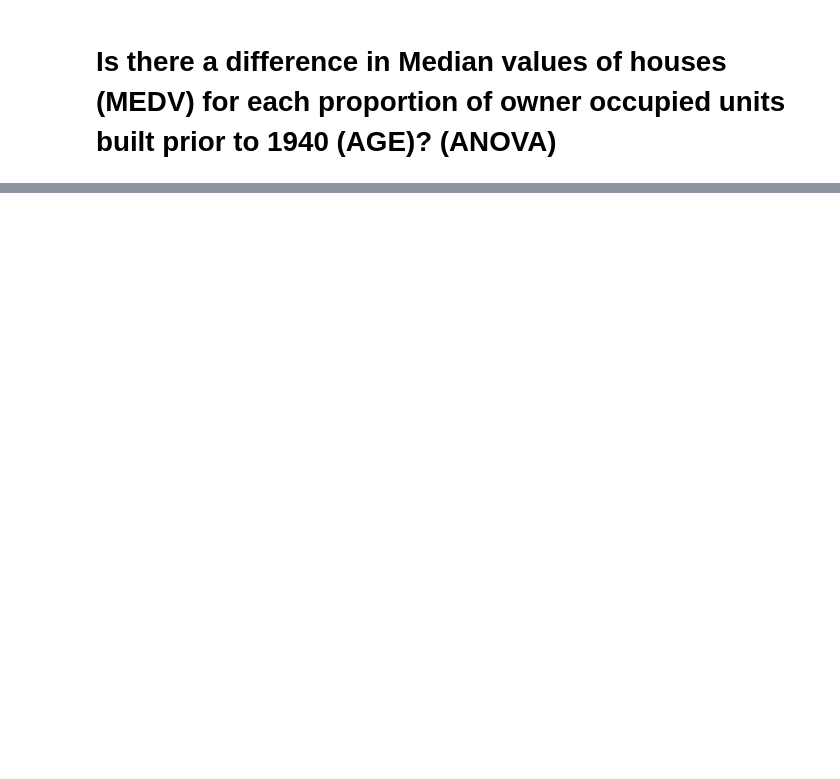
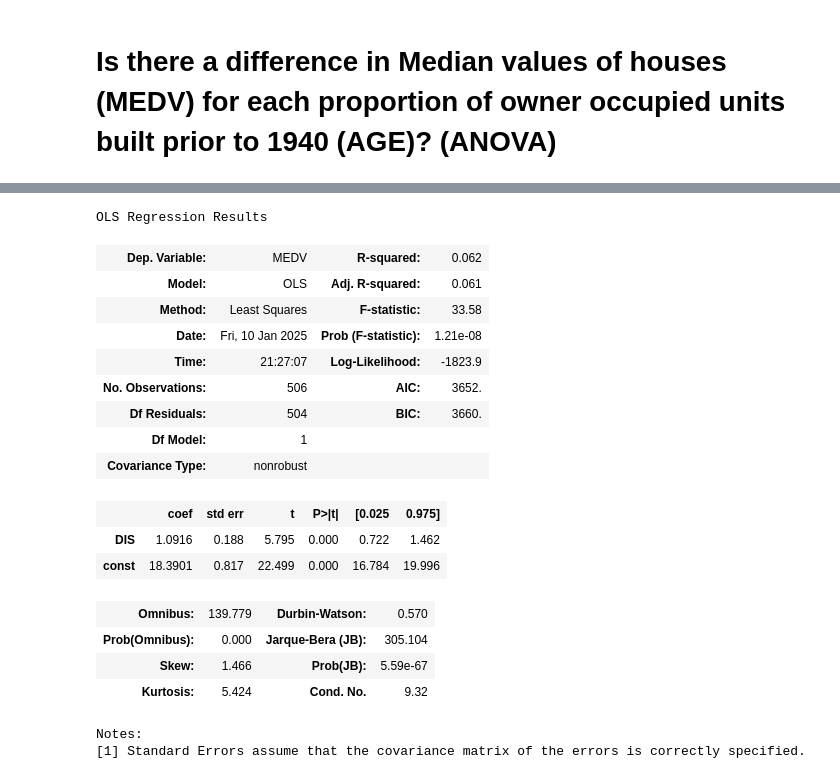
Before and after one commit to timothee-florian/coursera_intro_statistic, a Jupyter notebook: Statistics for Data Science with Python/Peer_Graded_Assignment.ipynb, the cells around one changed output, grey strips where cells are left out. Drawn from its saved outputs; the diff is of its cells as text; code cells hidden in the pictures; blank space fills up the shorter version.

```diff
--- a/Statistics for Data Science with Python/Peer_Graded_Assignment.ipynb
+++ b/Statistics for Data Science with Python/Peer_Graded_Assignment.ipynb
@@ -157,0 +199,26 @@ The P value is smaller than 0.05 therefore we reject the null hypothesis H0
+# %%
+x = sm.add_constant(boston_df["DIS"], prepend=False)
+# %%
+model = sm.OLS(boston_df["MEDV"], x).fit()
+# %%
+model.summary()
+# %% [output]
+OLS Regression Results
+| Dep. Variable: | MEDV | R-squared: | 0.062 |
+| Model: | OLS | Adj. R-squared: | 0.061 |
+| Method: | Least Squares | F-statistic: | 33.58 |
+| Date: | Fri, 10 Jan 2025 | Prob (F-statistic): | 1.21e-08 |
+| Time: | 21:27:07 | Log-Likelihood: | -1823.9 |
+| No. Observations: | 506 | AIC: | 3652. |
+| Df Residuals: | 504 | BIC: | 3660. |
+| Df Model: | 1 |  |  |
+| Covariance Type: | nonrobust |  |  |
+|  | coef | std err | t | P>|t| | [0.025 | 0.975] |
+| DIS | 1.0916 | 0.188 | 5.795 | 0.000 | 0.722 | 1.462 |
+| const | 18.3901 | 0.817 | 22.499 | 0.000 | 16.784 | 19.996 |
+| Omnibus: | 139.779 | Durbin-Watson: | 0.570 |
+| Prob(Omnibus): | 0.000 | Jarque-Bera (JB): | 305.104 |
+| Skew: | 1.466 | Prob(JB): | 5.59e-67 |
+| Kurtosis: | 5.424 | Cond. No. | 9.32 |
+Notes:
+[1] Standard Errors assume that the covariance matrix of the errors is correctly specified.
```
Also changed, not shown: parts of 12 cells of this notebook.
